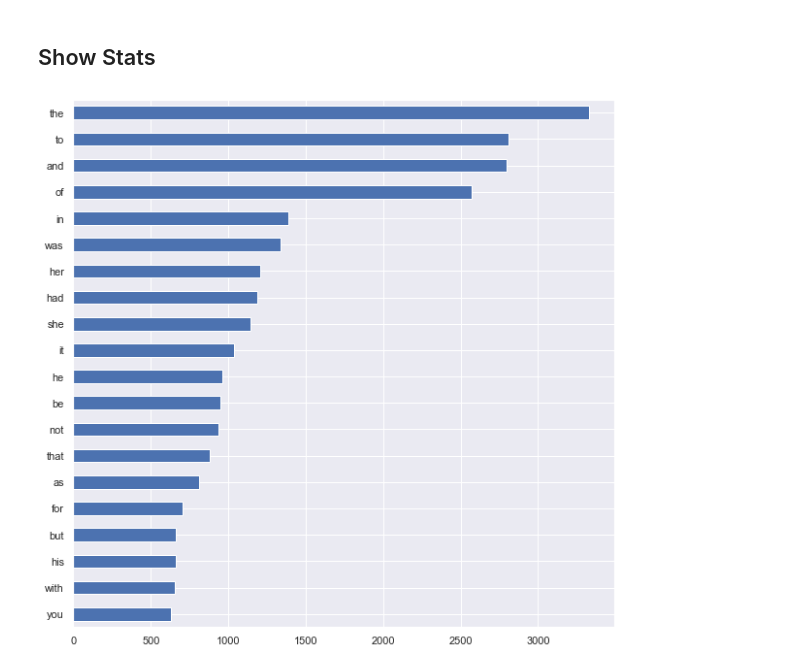
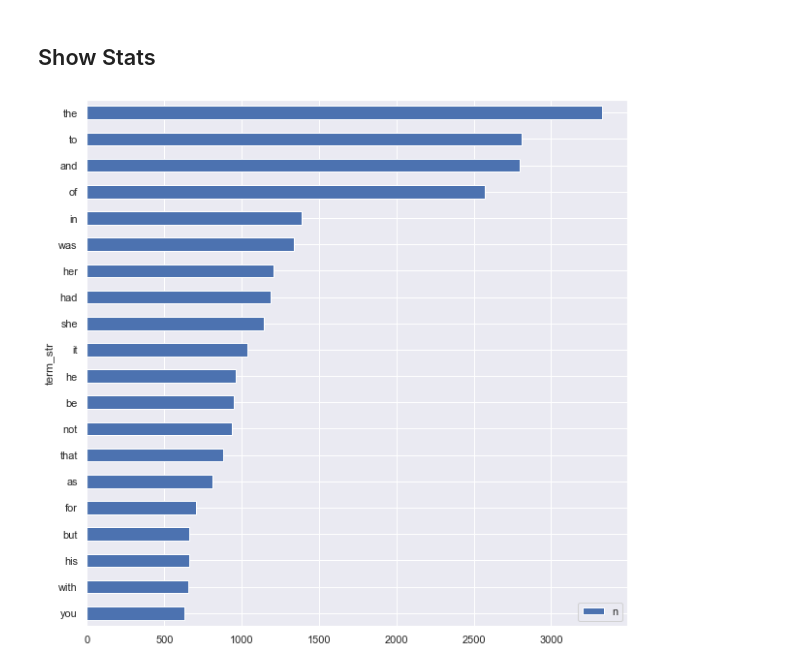
Before and after one commit to ontoligent/DS5001-2023-01-R, a Jupyter notebook: lessons/M02_TextModels/M02_02_TokenizingWithSciKitLearn.ipynb, the cells around one changed output. Saved outputs shown, nothing was run; the diff lists cells and outputs as text; code cells hidden in the pictures.

```diff
--- a/lessons/M02_TextModels/M02_02_TokenizingWithSciKitLearn.ipynb
+++ b/lessons/M02_TextModels/M02_02_TokenizingWithSciKitLearn.ipynb
@@ -107,2 +116,0 @@ model = engine.fit_transform(docs.doc_str)
-# %%
-V = engine.get_feature_names()
@@ -151,0 +151,3 @@ X
+# %%
+V = X.sum().to_frame('n')
+V.index.name = 'term_str'
@@ -152,6 +171,6 @@ X
 # %% [markdown]
 ## Show Stats
 # %%
-X.sum().sort_values().tail(20).plot.barh(figsize=(10,10));
+V.sort_values('n').tail(20).plot.barh(figsize=(10,10));
 # %% [output]
-[figure, old version]
+[figure, new version]
```
Also changed, not shown: parts of 32 cells of this notebook, 1 other file.
